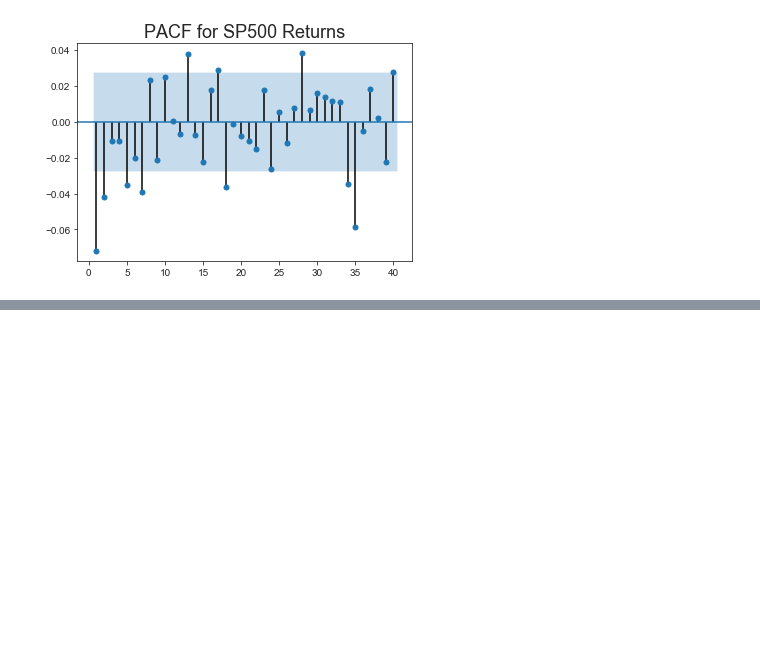
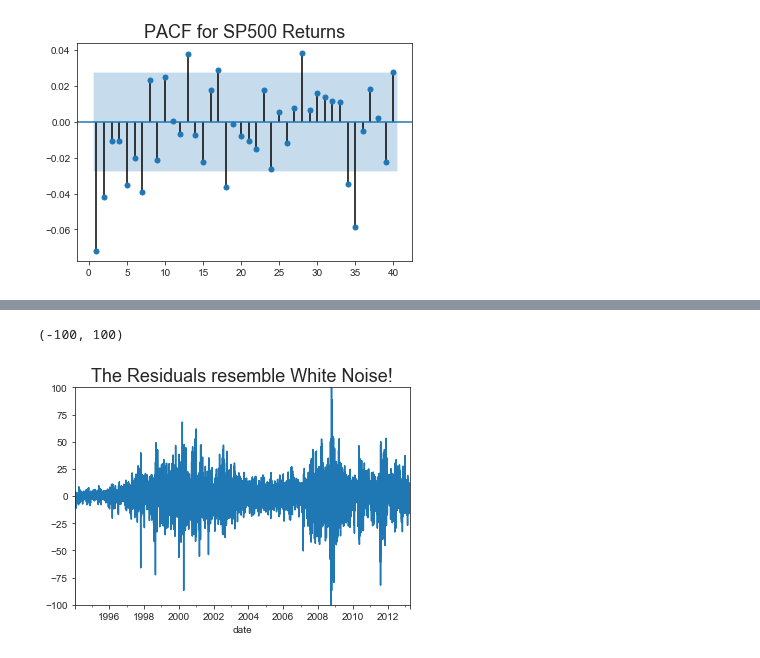
Before and after one commit to moritzwilksch/DataScienceEducation, a Jupyter notebook: 365DataScience/TimeSeriesAnalysis/AdvancedModelling.ipynb, the cells around one changed output, grey strips where cells are left out. Cells and saved outputs as stored; diff of their text form; code cells hidden in the pictures; blank space fills up the shorter version.

```diff
--- a/365DataScience/TimeSeriesAnalysis/AdvancedModelling.ipynb
+++ b/365DataScience/TimeSeriesAnalysis/AdvancedModelling.ipynb
@@ -53,0 +100,3 @@ plt.show()
+# %%
+df['norm'] = df.market_value/df.market_value[0]*100
+df.head()
@@ -53,0 +128,3 @@ plt.show()
+# %%
+df['norm_ret'] = df.returns/df.returns[0]*100
+df.head()
@@ -53,0 +198,5 @@ plt.show()
+# %%
+# AR(3) for prices
+ar3_prices = sm.tsa.ARMA(df.market_value, order=(3,0))
+ar3_prices_results = ar3_prices.fit()
+ar3_prices_results.summary()
@@ -53,0 +222,9 @@ plt.show()
+# %%
+df['res_prices'] = ar3_prices_results.resid
+# %%
+df.res_prices.plot()
+plt.title('The Residuals resemble White Noise!', size=18)
+plt.ylim((-100, 100))
+# %% [output]
+(-100, 100)
+[figure, added]
```
Also changed, not shown: parts of 21 cells of this notebook, 2 other files.
